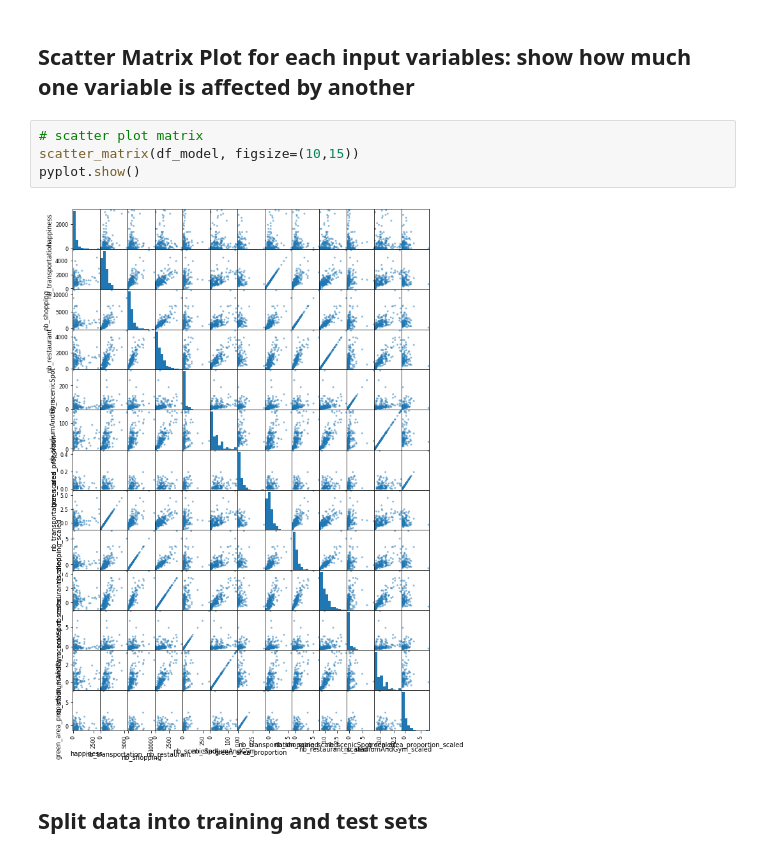
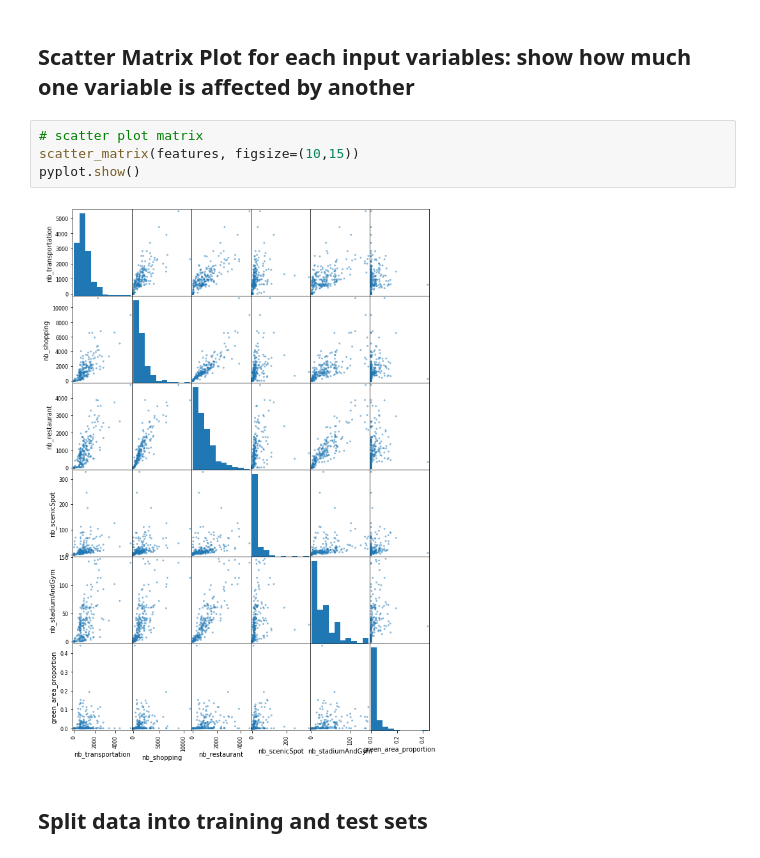
Before and after one commit to aureliecheng/US01, a Jupyter notebook: Project_Wellbeing/prediction.ipynb, the cells around one changed output. Drawn from its saved outputs; the diff is of its cells as text.

```diff
--- a/Project_Wellbeing/prediction.ipynb
+++ b/Project_Wellbeing/prediction.ipynb
@@ -301,10 +294,10 @@ pyplot.show()
 ## Scatter Matrix Plot for each input variables: show how much one variable is affected by another
 # %%
 # scatter plot matrix
-scatter_matrix(df_model, figsize=(10,15))
+scatter_matrix(features, figsize=(10,15))
 pyplot.show()
 # %% [output]
-[figure, old version]
+[figure, new version]
 # %% [markdown]
 ## Split data into training and test sets
 # %%
```
Also changed, not shown: parts of 25 cells of this notebook.
